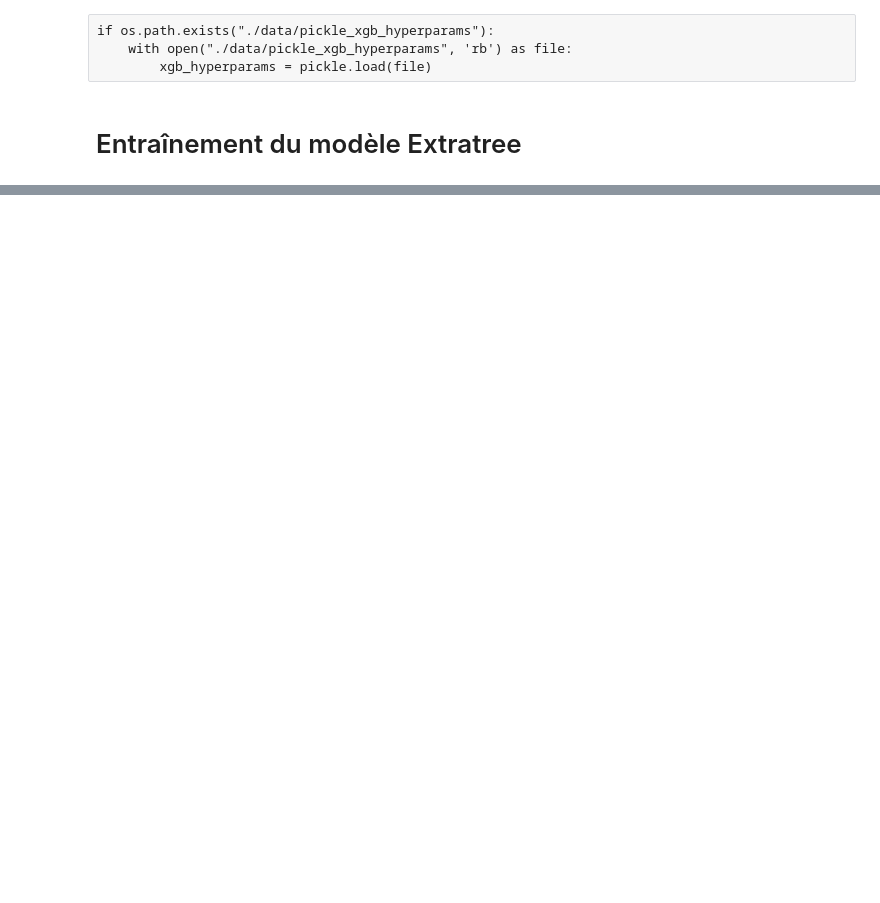
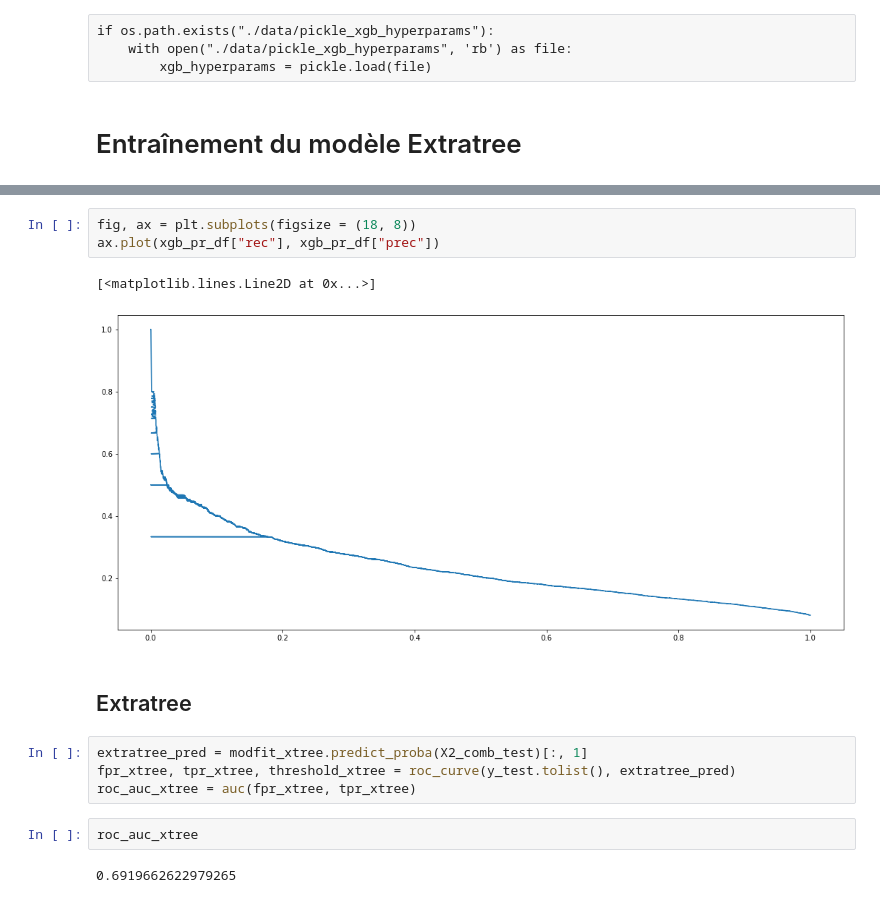
Before and after one commit to Anvil-Late/Default_risk_prediction, a Jupyter notebook: Projet 7.ipynb, the cells around one changed output, grey strips where cells are left out. Drawn from its saved outputs; the diff is of its cells as text; blank space fills up the shorter version.

```diff
--- a/Projet 7.ipynb
+++ b/Projet 7.ipynb
@@ -904,0 +1036,16 @@ if not os.path.exists("./data/pickle_extratree_hyperparams"):
+# %%
+fig, ax = plt.subplots(figsize = (18, 8))
+ax.plot(xgb_pr_df["rec"], xgb_pr_df["prec"])
+# %% [output]
+[<matplotlib.lines.Line2D at 0x...>]
+[figure, added]
+# %% [markdown]
+## Extratree
+# %%
+extratree_pred = modfit_xtree.predict_proba(X2_comb_test)[:, 1]
+fpr_xtree, tpr_xtree, threshold_xtree = roc_curve(y_test.tolist(), extratree_pred)
+roc_auc_xtree = auc(fpr_xtree, tpr_xtree)
+# %%
+roc_auc_xtree
+# %% [output]
+0.6919662622979265
```
Also changed, not shown: parts of 40 cells of this notebook.
